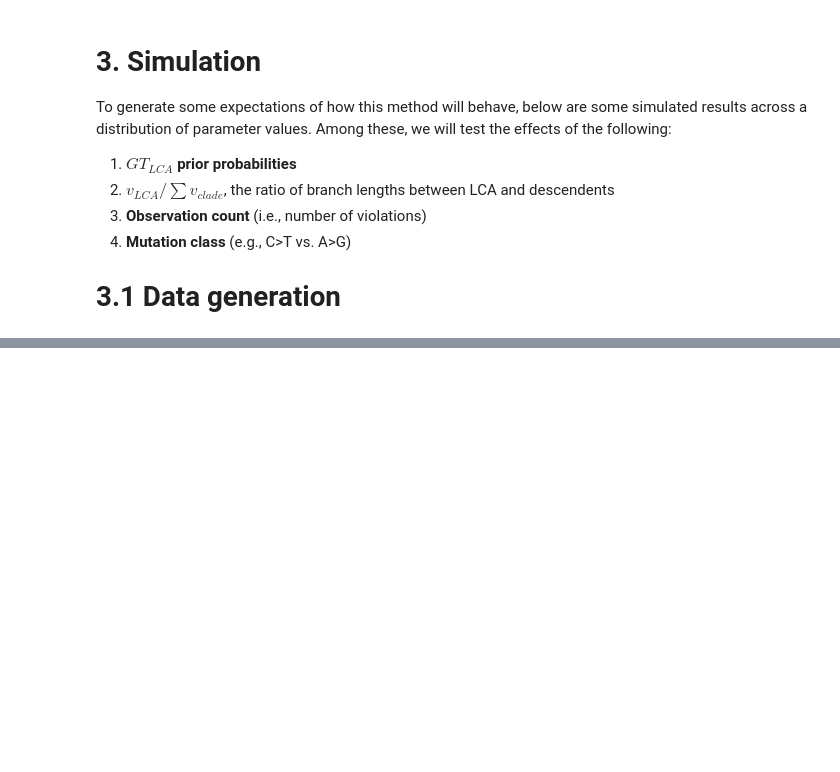
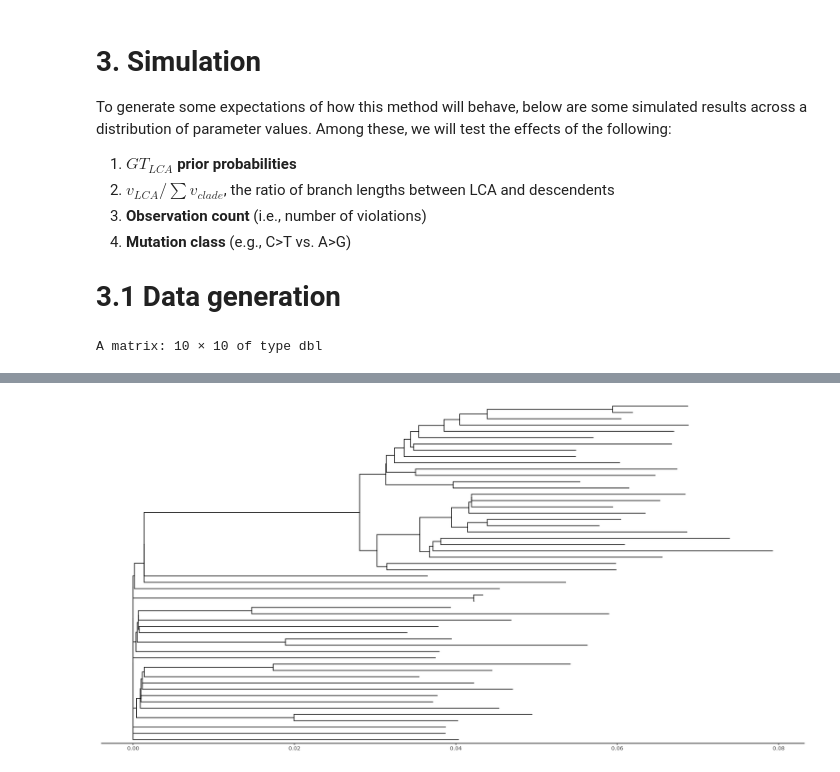
Before and after one commit to mtassia/somatic_mutation_scm, a Jupyter notebook: docs/recurrent_convergence.ipynb, the cells around one changed output, grey strips where cells are left out. Cells and saved outputs as stored; diff of their text form; code cells hidden in the pictures; blank space fills up the shorter version.

Commit message:
Added documentation and progress on posthoc test for extremely short branch length effects

```diff
--- a/docs/recurrent_convergence.ipynb
+++ b/docs/recurrent_convergence.ipynb
@@ -101,0 +91,14 @@ suppressPackageStartupMessages(
+# %%
+# Load libraries
+suppressPackageStartupMessages(
+    source("../dev/bin/SCM_functions.R")
+)
+
+# Read a substitution model
+Q <- read_cellphy_model("../dev/data/test.vcf.cellphy.raxml.bestModel")
+Q
+# Read a tree
+tr <- read.tree(file = "../dev/data/test.vcf.cellphy.raxml.supportFBP") %>% drop.tip("outgroup")
+ggtree(tr) + theme_tree2()
+# %% [output]
+A matrix: 10 × 10 of type dbl
@@ -101,0 +116 @@ suppressPackageStartupMessages(
+[figure, added]
```
Also changed, not shown: parts of 11 cells of this notebook, 4 other files.
